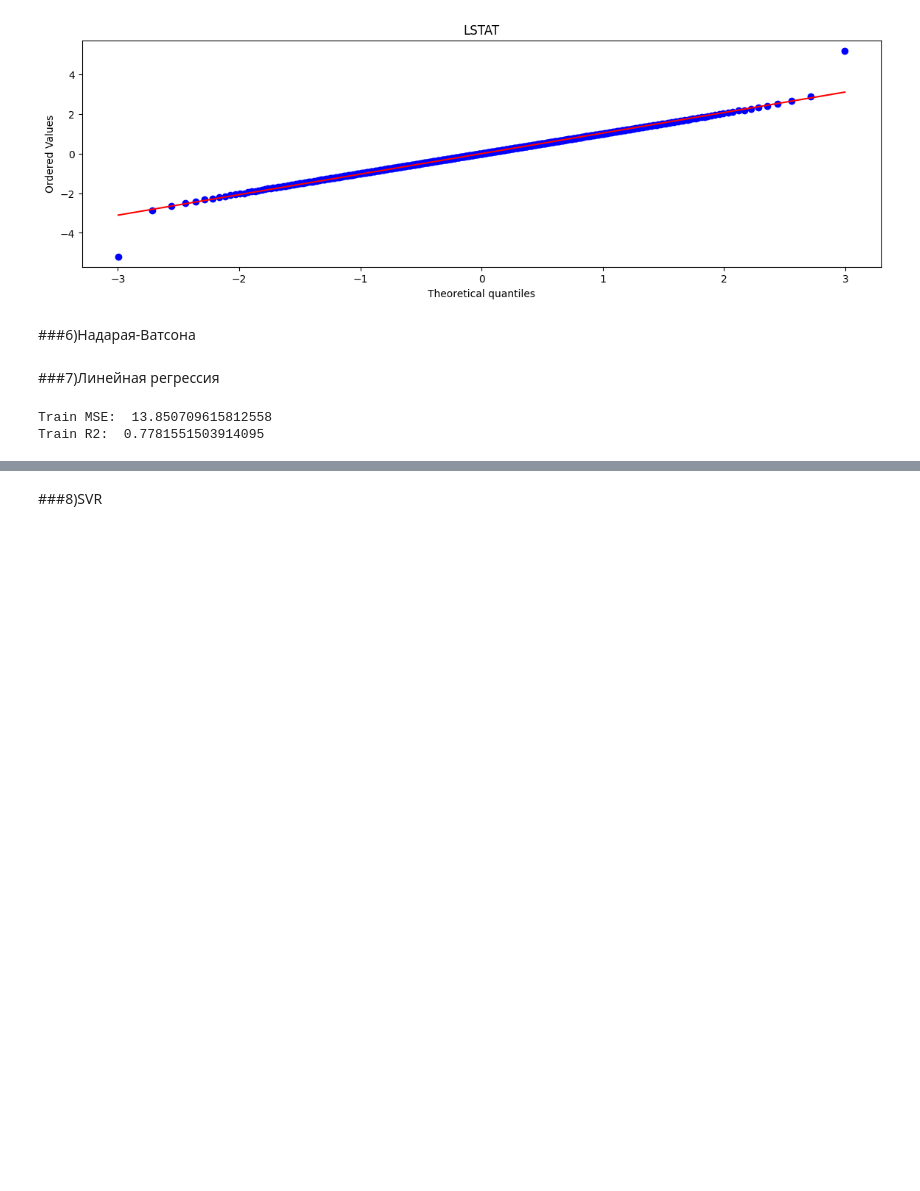
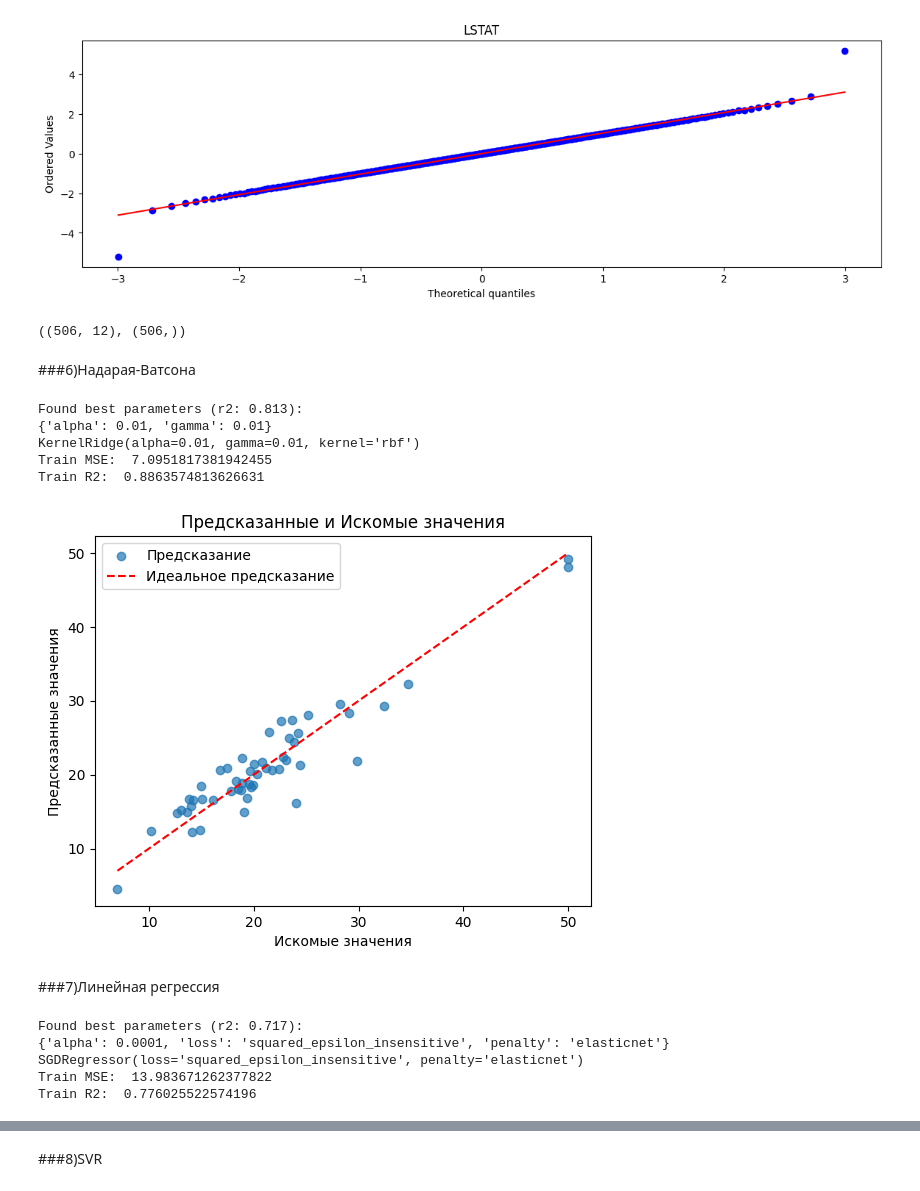
Before and after one commit to EgorBelugin/ML_Mipt, a Jupyter notebook: ml_mipt.ipynb, the cells around one changed output, grey strips where cells are left out. Drawn from its saved outputs; the diff is of its cells as text; code cells hidden in the pictures; blank space fills up the shorter version.

```diff
--- a/ml_mipt.ipynb
+++ b/ml_mipt.ipynb
@@ -169,3 +222,7 @@ for column in X.columns :
 [figure]
 [figure]
 [figure]
+# %%
+X.shape, y.shape
+# %% [output]
+((506, 12), (506,))
@@ -176,14 +233,58 @@ X_train, X_test, y_train, y_test = train_test_split(X, y, test_size=0.1, random_
+# %%
+grid = {
+    "alpha": [1e0, 0.1, 1e-2, 1e-3],
+    "gamma": np.logspace(-2, 2, 5)
+}
+kr = KernelRidge(kernel="rbf", gamma=0.1)
+search = GridSearchCV(kr, grid, n_jobs=-2)
+search.fit(X_train, y_train)
+print('Found best parameters (r2: %.3f):' % search.best_score_)
+best_params = dict(map(lambda item: (item[0].split('__')[-1], item[1]), search.best_params_.items()))
+print(best_params)
+print(search.best_estimator_)
+y_pred = search.predict(X_test)
+print("Train MSE: ", mean_squared_error(y_test, y_pred))
+print("Train R2: ", r2_score(y_test, y_pred))
+# %% [output]
+Found best parameters (r2: 0.813):
+{'alpha': 0.01, 'gamma': 0.01}
+KernelRidge(alpha=0.01, gamma=0.01, kernel='rbf')
+Train MSE:  7.0951817381942455
+Train R2:  0.8863574813626631
+# %%
+plt.scatter(y_test, y_pred, alpha=0.7, label='Предсказание')
+plt.plot([min(y_test), max(y_test)], [min(y_test), max(y_test)], linestyle='--', color='red', label='Идеальное предсказание')
+plt.xlabel('Искомые значения')
+plt.ylabel('Предсказанные значения')
+plt.title('Предсказанные и Искомые значения')
+plt.legend()
+plt.show()
+# %% [output]
+[figure, added]
 # %% [markdown]
 ###7)Линейная регрессия
-# %%
-lr = LinearRegression()
-lr.fit(X_train, y_train)
-y_pred = lr.predict(X_test)
-print("Train MSE: ", mean_squared_error(y_test, y_pred))
-print("Train R2: ", r2_score(y_test, y_pred))
-# %% [output]
-Train MSE:  13.850709615812558
-Train R2:  0.7781551503914095
+# %%
+grid = {
+    'alpha' : [.0001, .001, .003, .01],
+    'loss' : ['squared_epsilon_insensitive', 'epsilon_insensitive', 'huber', 'squared_error'],
+    'penalty' : ['l1', 'l2', 'elasticnet']
+}
+lr = SGDRegressor()
+search = GridSearchCV(lr, grid, n_jobs=-2)
+search.fit(X_train, y_train)
+print('Found best parameters (r2: %.3f):' % search.best_score_)
+best_params = dict(map(lambda item: (item[0].split('__')[-1], item[1]), search.best_params_.items()))
+print(best_params)
+print(search.best_estimator_)
+y_pred = search.predict(X_test)
+print("Train MSE: ", mean_squared_error(y_test, y_pred))
+print("Train R2: ", r2_score(y_test, y_pred))
+# %% [output]
+Found best parameters (r2: 0.717):
+{'alpha': 0.0001, 'loss': 'squared_epsilon_insensitive', 'penalty': 'elasticnet'}
+SGDRegressor(loss='squared_epsilon_insensitive', penalty='elasticnet')
+Train MSE:  13.983671262377822
+Train R2:  0.776025522574196
 # %%
 plt.scatter(y_test, y_pred, alpha=0.7, label='Предсказание')
 plt.plot([min(y_test), max(y_test)], [min(y_test), max(y_test)], linestyle='--', color='red', label='Идеальное предсказание')
```
Also changed, not shown: parts of 13 cells of this notebook.
